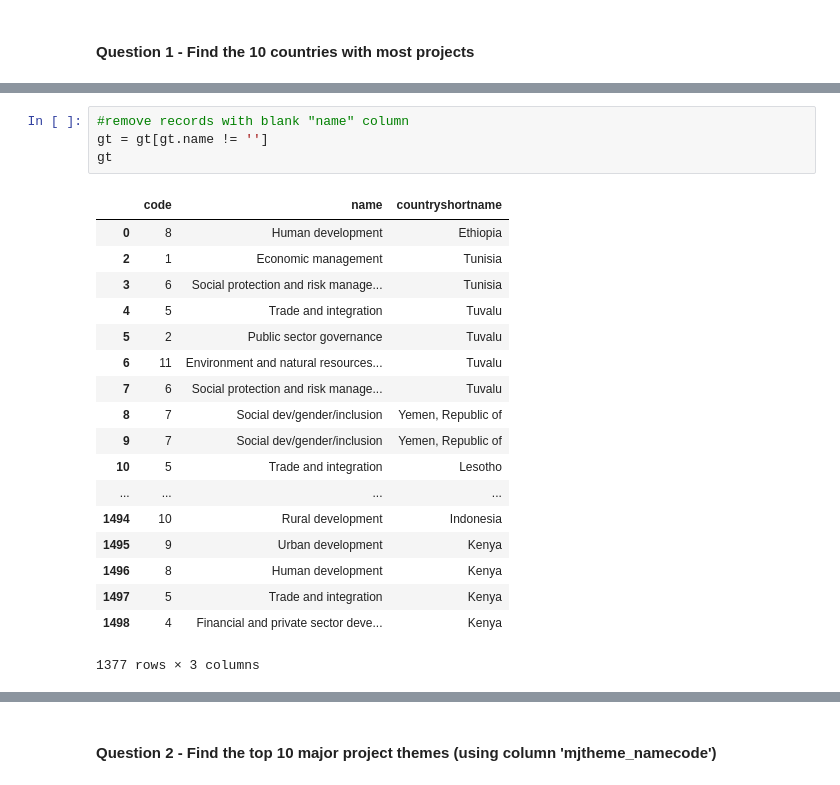
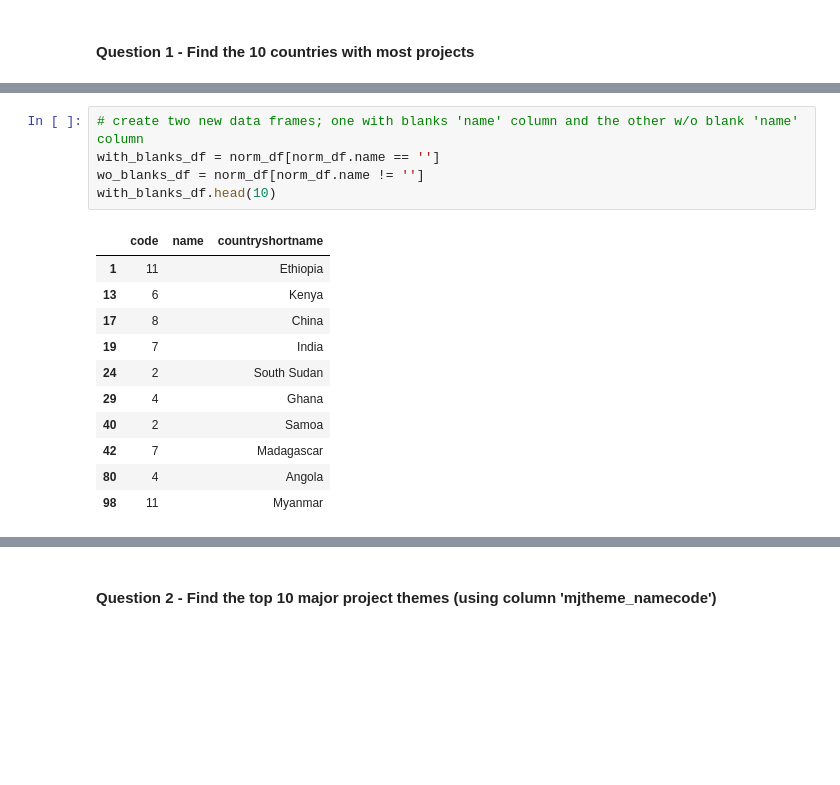
Before and after one commit to andre-moore/data_science_intensive, a Jupyter notebook: sliderule_dsi_json_exercise.ipynb, the cells around one changed output, grey strips where cells are left out. Saved outputs shown, nothing was run; the diff lists cells and outputs as text; blank space fills up the shorter version.

```diff
--- a/sliderule_dsi_json_exercise.ipynb
+++ b/sliderule_dsi_json_exercise.ipynb
@@ -149,23 +148,17 @@ gt
-# %%
-#remove records with blank "name" column
-gt = gt[gt.name != '']
-gt
-# %% [output]
-|  | code | name | countryshortname |
-| 0 | 8 | Human development | Ethiopia |
-| 2 | 1 | Economic management | Tunisia |
-| 3 | 6 | Social protection and risk manage... | Tunisia |
-| 4 | 5 | Trade and integration | Tuvalu |
-| 5 | 2 | Public sector governance | Tuvalu |
-| 6 | 11 | Environment and natural resources... | Tuvalu |
-| 7 | 6 | Social protection and risk manage... | Tuvalu |
-| 8 | 7 | Social dev/gender/inclusion | Yemen, Republic of |
-| 9 | 7 | Social dev/gender/inclusion | Yemen, Republic of |
-| 10 | 5 | Trade and integration | Lesotho |
-| ... | ... | ... | ... |
-| 1494 | 10 | Rural development | Indonesia |
-| 1495 | 9 | Urban development | Kenya |
-| 1496 | 8 | Human development | Kenya |
-| 1497 | 5 | Trade and integration | Kenya |
-| 1498 | 4 | Financial and private sector deve... | Kenya |
-1377 rows × 3 columns
+# %%
+# create two new data frames; one with blanks 'name' column and the other w/o blank 'name' column
+with_blanks_df = norm_df[norm_df.name == '']
+wo_blanks_df = norm_df[norm_df.name != '']
+with_blanks_df.head(10)
+# %% [output]
+|  | code | name | countryshortname |
+| 1 | 11 |  | Ethiopia |
+| 13 | 6 |  | Kenya |
+| 17 | 8 |  | China |
+| 19 | 7 |  | India |
+| 24 | 2 |  | South Sudan |
+| 29 | 4 |  | Ghana |
+| 40 | 2 |  | Samoa |
+| 42 | 7 |  | Madagascar |
+| 80 | 4 |  | Angola |
+| 98 | 11 |  | Myanmar |
```
Also changed, not shown: parts of 14 cells of this notebook.
